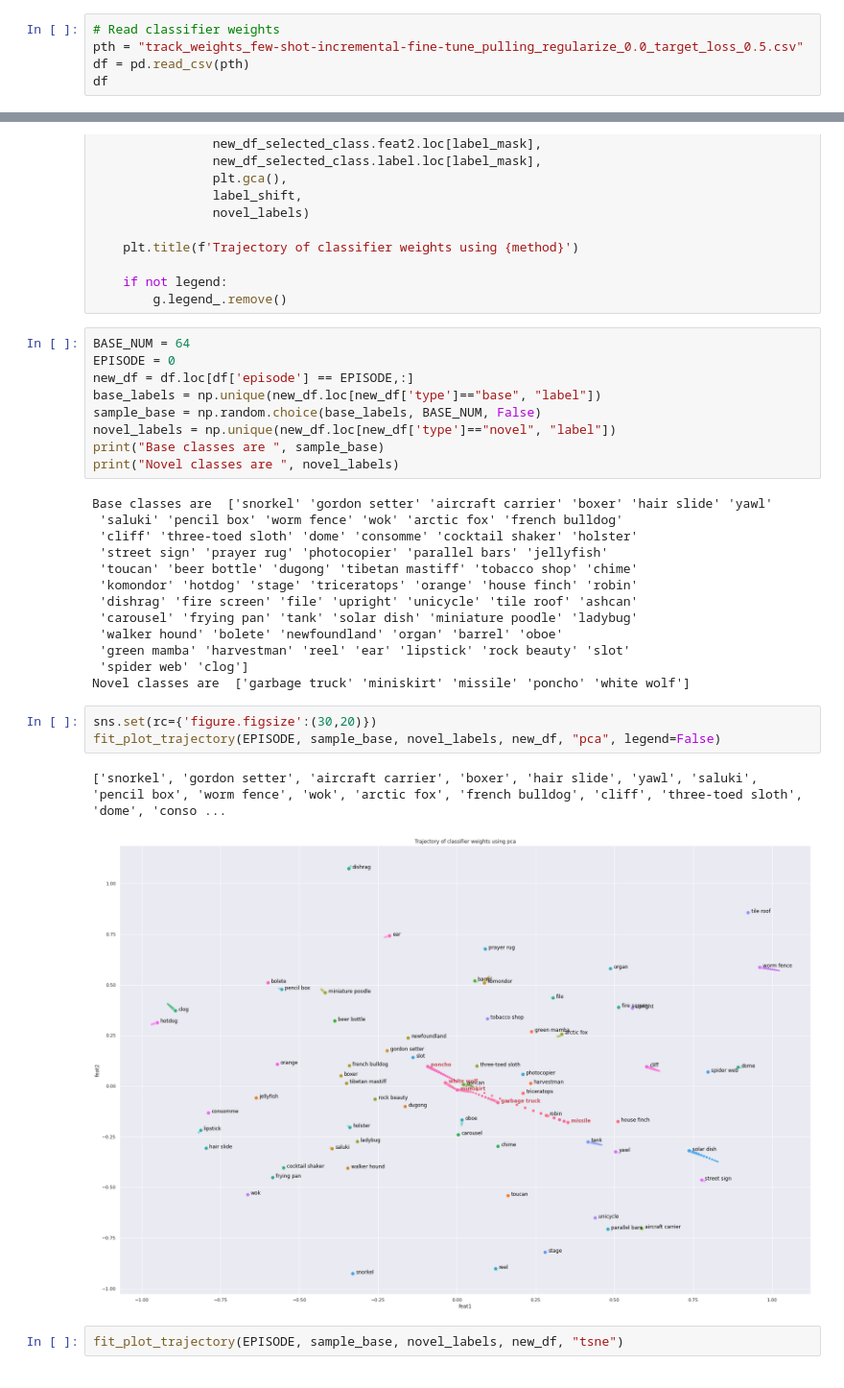
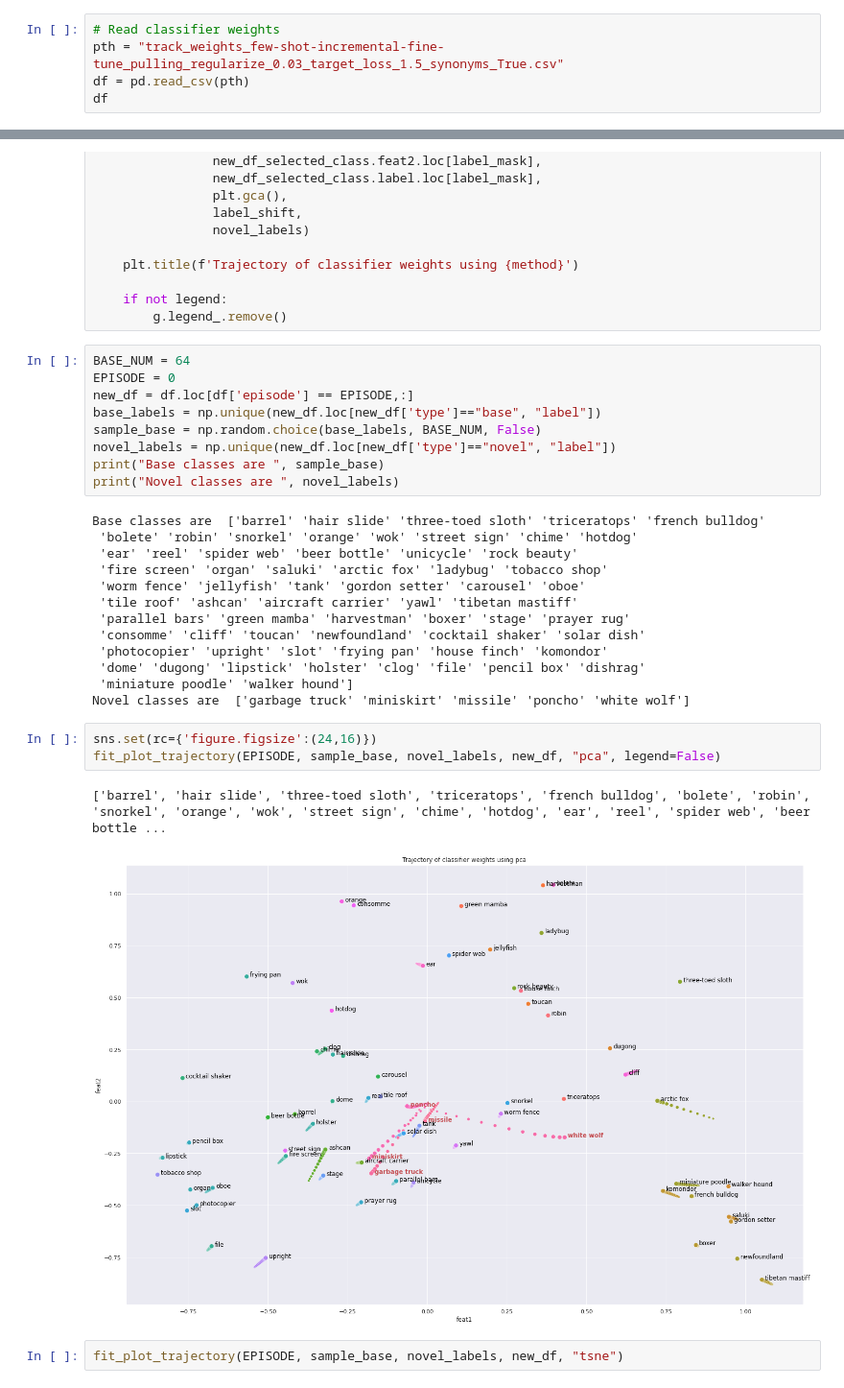
Before and after one commit to feyzaakyurek/subspace-reg, a Jupyter notebook: visualization.ipynb, the cells around one changed output, grey strips where cells are left out. Shown at 96% size. Cells and saved outputs as stored; diff of their text form.

Commit message:
visualization and analysis

```diff
--- a/visualization.ipynb
+++ b/visualization.ipynb
@@ -19,7 +19,7 @@ pd.options.mode.chained_assignment = None
 np.random.seed(RANDOM_STATE)
 # %%
 # Read classifier weights
-pth = "track_weights_few-shot-incremental-fine-tune_pulling_regularize_0.0_target_loss_0.5.csv"
+pth = "track_weights_few-shot-incremental-fine-tune_pulling_regularize_0.03_target_loss_1.5_synonyms_True.csv"
 df = pd.read_csv(pth)
 df
 # %% [output]
@@ -129,24 +129,24 @@ novel_labels = np.unique(new_df.loc[new_df['type']=="novel", "label"])
 print("Base classes are ", sample_base)
 print("Novel classes are ", novel_labels)
 # %% [output]
-Base classes are  ['snorkel' 'gordon setter' 'aircraft carrier' 'boxer' 'hair slide' 'yawl'
- 'saluki' 'pencil box' 'worm fence' 'wok' 'arctic fox' 'french bulldog'
- 'cliff' 'three-toed sloth' 'dome' 'consomme' 'cocktail shaker' 'holster'
- 'street sign' 'prayer rug' 'photocopier' 'parallel bars' 'jellyfish'
- 'toucan' 'beer bottle' 'dugong' 'tibetan mastiff' 'tobacco shop' 'chime'
- 'komondor' 'hotdog' 'stage' 'triceratops' 'orange' 'house finch' 'robin'
- 'dishrag' 'fire screen' 'file' 'upright' 'unicycle' 'tile roof' 'ashcan'
- 'carousel' 'frying pan' 'tank' 'solar dish' 'miniature poodle' 'ladybug'
- 'walker hound' 'bolete' 'newfoundland' 'organ' 'barrel' 'oboe'
- 'green mamba' 'harvestman' 'reel' 'ear' 'lipstick' 'rock beauty' 'slot'
- 'spider web' 'clog']
+Base classes are  ['barrel' 'hair slide' 'three-toed sloth' 'triceratops' 'french bulldog'
+ 'bolete' 'robin' 'snorkel' 'orange' 'wok' 'street sign' 'chime' 'hotdog'
+ 'ear' 'reel' 'spider web' 'beer bottle' 'unicycle' 'rock beauty'
+ 'fire screen' 'organ' 'saluki' 'arctic fox' 'ladybug' 'tobacco shop'
+ 'worm fence' 'jellyfish' 'tank' 'gordon setter' 'carousel' 'oboe'
+ 'tile roof' 'ashcan' 'aircraft carrier' 'yawl' 'tibetan mastiff'
+ 'parallel bars' 'green mamba' 'harvestman' 'boxer' 'stage' 'prayer rug'
+ 'consomme' 'cliff' 'toucan' 'newfoundland' 'cocktail shaker' 'solar dish'
+ 'photocopier' 'upright' 'slot' 'frying pan' 'house finch' 'komondor'
+ 'dome' 'dugong' 'lipstick' 'holster' 'clog' 'file' 'pencil box' 'dishrag'
+ 'miniature poodle' 'walker hound']
 Novel classes are  ['garbage truck' 'miniskirt' 'missile' 'poncho' 'white wolf']
 # %%
-sns.set(rc={'figure.figsize':(30,20)})
+sns.set(rc={'figure.figsize':(24,16)})
 fit_plot_trajectory(EPISODE, sample_base, novel_labels, new_df, "pca", legend=False)
 # %% [output]
-['snorkel', 'gordon setter', 'aircraft carrier', 'boxer', 'hair slide', 'yawl', 'saluki', 'pencil box', 'worm fence', 'wok', 'arctic fox', 'french bulldog', 'cliff', 'three-toed sloth', 'dome', 'conso ...
+['barrel', 'hair slide', 'three-toed sloth', 'triceratops', 'french bulldog', 'bolete', 'robin', 'snorkel', 'orange', 'wok', 'street sign', 'chime', 'hotdog', 'ear', 'reel', 'spider web', 'beer bottle ...
-[figure, old version]
+[figure, new version]
 # %%
 fit_plot_trajectory(EPISODE, sample_base, novel_labels, new_df, "tsne")
 # %% [output]
```
Also changed, not shown: parts of 4 cells of this notebook, 1 other file.
